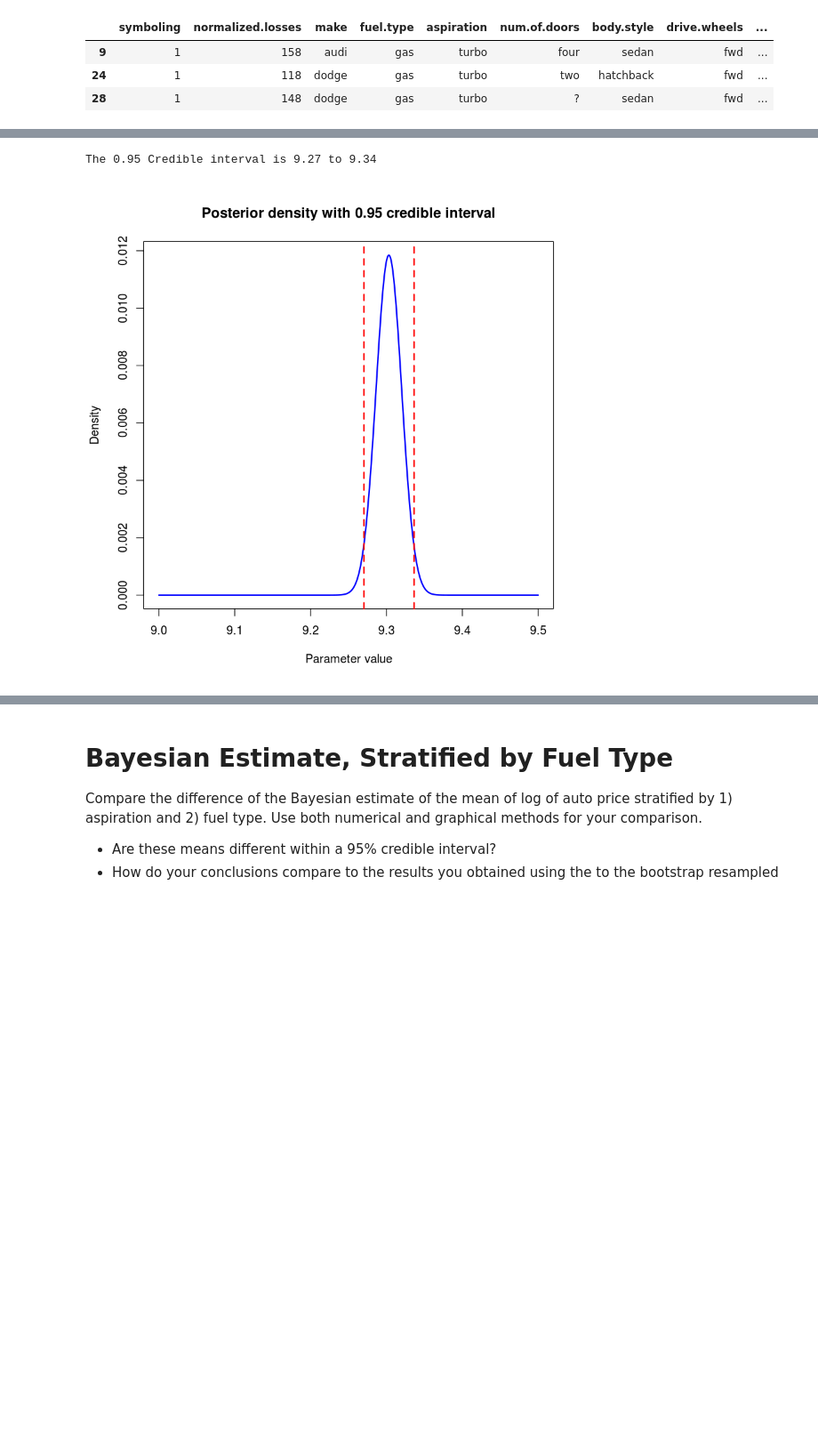
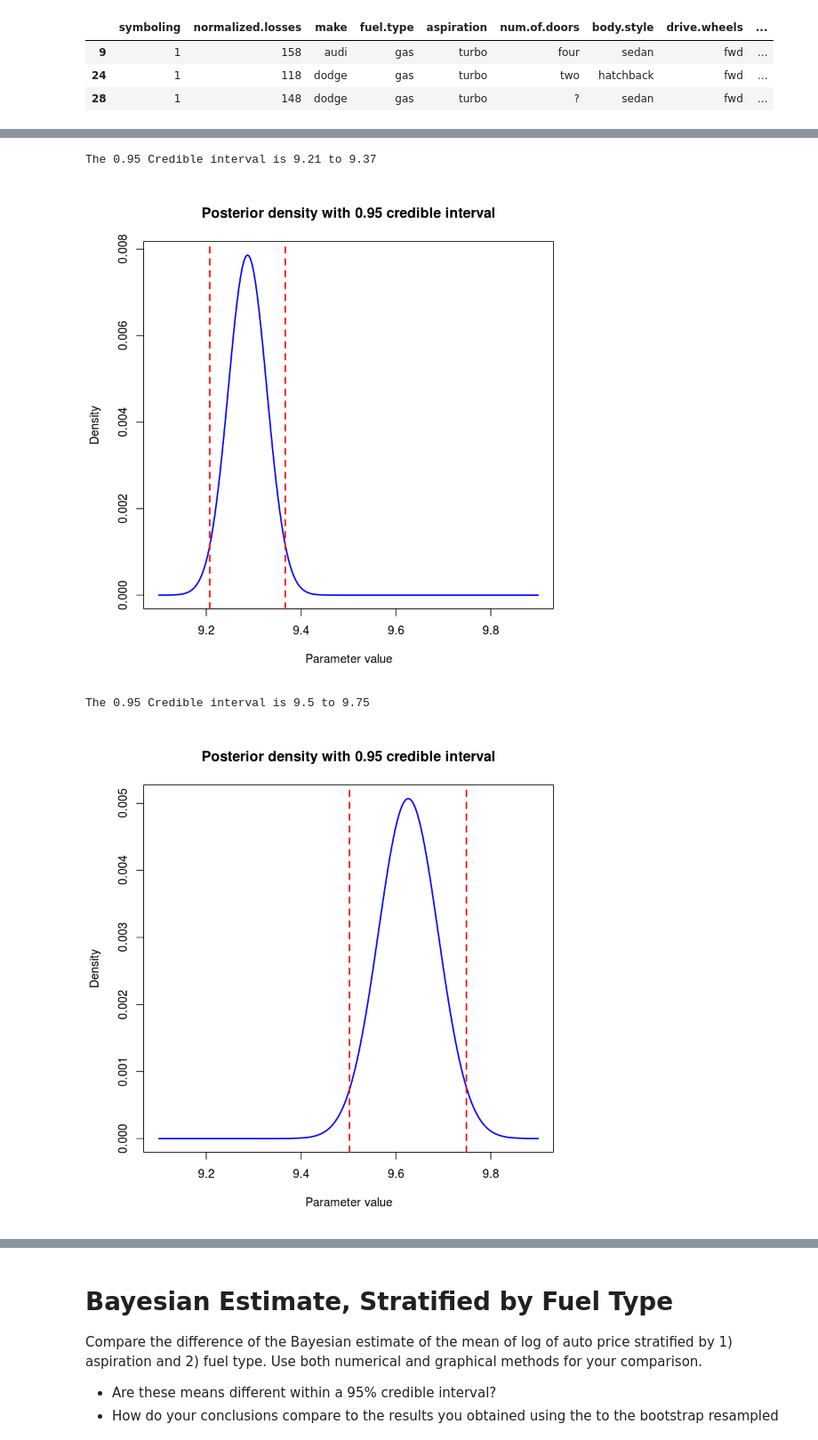
Before and after one commit to JingruWu10/UW_DataScience, a Jupyter notebook: Q2/HW06/HW06_Salemann_DRAFT.ipynb, the cells around one changed output, grey strips where cells are left out. Shown at 89% size. Drawn from its saved outputs; the diff is of its cells as text; code cells hidden in the pictures; blank space fills up the shorter version.

```diff
--- a/Q2/HW06/HW06_Salemann_DRAFT.ipynb
+++ b/Q2/HW06/HW06_Salemann_DRAFT.ipynb
@@ -148,36 +122,18 @@ Mean of heights = 67
 # %%
 N = 1000
-# p = seq(60.0, 75, length = N)
-p = seq(9, 9.5, length = N)
+p = seq(9.1, 9.9, length = N)
 
-meanLogPrice = mean(c(autos.std$logPrice))
-# meanLogPrice = round(mean(c(autos.std$logPrice)))
-# meanHeight = round(mean(c(male$mother, male$father, male$childHeight)))
+meanLogPrice.std = mean(autos.std$logPrice)
+sdevLogPrice.std = sd(autos.std$logPrice)
 
 autos.std$logPrice = sort(autos.std$logPrice, decreasing = FALSE)
-# male$childHeight = sort(male$childHeight, decreasing = FALSE)
 
-# pp = dnorm(p, mean = meanHeight, sd = 5) ## start with a fairly broad prior
-pp = dnorm(p, mean = meanLogPrice, sd = 0.5) ## start with a fairly broad prior
+pp = dnorm(p, mean = meanLogPrice.std, sd = sdevLogPrice.std)
 pp = pp / sum(pp)
-
-comp.like = function(p, x){
-    l = rep(0, length = length(p))
-    sigmaSqr = sd(x)^2
-    xBar = mean(x)
-    cat(' Mean =', xBar, 'Standard deviation =', sqrt(sigmaSqr), '\n')
-    n = length(x)
-    l = sapply(p, function(u) exp(- n* (xBar - u)^2 / (2 * sigmaSqr)))
-    l / sum(l) # Normalize and return
-}
 
 like.autos.std = comp.like(p, autos.std$logPrice)
 post.autos.std = posterior(pp, like.autos.std)
 plot.post(pp, like.autos.std, post.autos.std, p)
-
-# like.son = comp.like(p, male$childHeight)
-# post.son = posterior(pp, like.son)
-# plot.post(pp, like.son, post.son, p)
 # %% [output]
  Mean = 9.287064 Standard deviation = 0.5140133
  Maximum of prior density = 9.287
@@ -186,0 +143,11 @@ plot.post(pp, like.autos.std, post.autos.std, p)
+# %%
+meanLogPrice.turbo = mean(c(autos.turbo$logPrice))
+sdevLogPrice.turbo = sd(autos.turbo$logPrice)
+autos.turbo$logPrice = sort(autos.turbo$logPrice, decreasing = FALSE)
+
+pp = dnorm(p, mean = meanLogPrice.turbo, sd = sdevLogPrice.turbo) ## start with a fairly broad prior
+pp = pp / sum(pp)
+
+like.autos.turbo = comp.like(p, autos.turbo$logPrice)
+post.autos.turbo = posterior(pp, like.autos.turbo)
+plot.post(pp, like.autos.turbo, post.autos.turbo, p)
@@ -187,7 +160,10 @@ plot.post(pp, like.autos.std, post.autos.std, p)
 # %%
 nSamps = 100000
 qs = c(0.025, 0.975)
-plot.ci(p, post.son, nSamps, qs)
+plot.ci(p, post.autos.std, nSamps, qs)
+plot.ci(p, post.autos.turbo, nSamps, qs)
 # %% [output]
-The 0.95 Credible interval is 9.27 to 9.34
+The 0.95 Credible interval is 9.21 to 9.37
-[figure, old version]
+[figure, new version]
+The 0.95 Credible interval is 9.5 to 9.75
+[figure, added]
```
Also changed, not shown: parts of 14 cells of this notebook.
